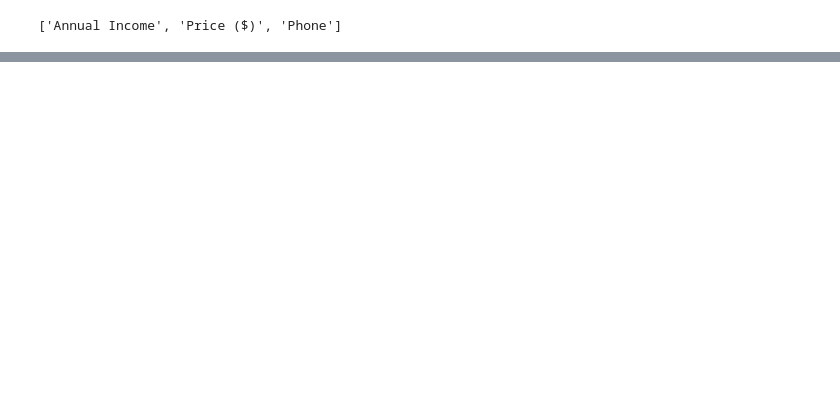
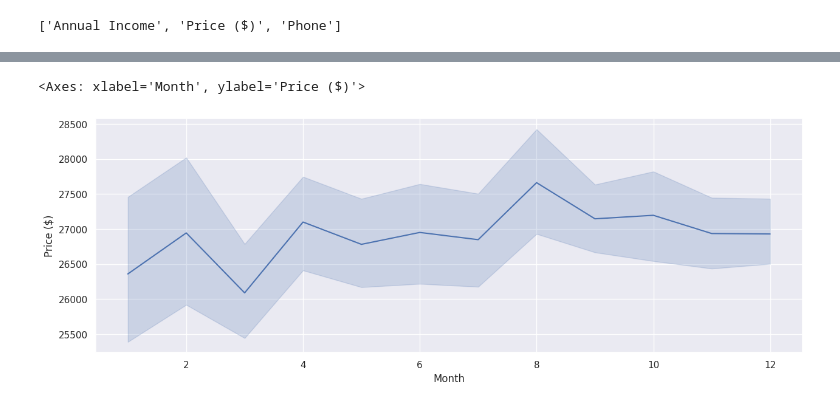
Before and after one commit to MedvedevIgS/IIS_Lab1, a Jupyter notebook: edu/edu.ipynb, the cells around one changed output, grey strips where cells are left out. Saved outputs shown, nothing was run; the diff lists cells and outputs as text; code cells hidden in the pictures; blank space fills up the shorter version.

Commit message:
Change in notebook: preliminary analysis dataset

```diff
--- a/edu/edu.ipynb
+++ b/edu/edu.ipynb
@@ -158,7 +223,7 @@ num_features
 # %% [output]
 ['Annual Income', 'Price ($)', 'Phone']
 # %%
-df = df.drop(columns=['Phone', "Customer Name", "Car_id"])
+df = df.drop(columns=['Phone', "Customer Name", "Car_id", 'Engine', 'Transmission'])
 # %%
 df.info(show_counts=True)
 # %% [output]
@@ -206,32 +281,0 @@ sns.displot(df, x='Dealer_Region', bins=100, hue='Body Style', kde=True, log_sca
-# %%
-
-sns.set_theme(style="dark")
-flights = sns.load_dataset("flights")
-
-# Plot each year's time series in its own facet
-g = sns.relplot(
-    data=flights,
-    x="month", y="passengers", col="year", hue="year",
-    kind="line", palette="crest", linewidth=4, zorder=5,
-    col_wrap=3, height=2, aspect=1.5, legend=False,
-)
-
-# Iterate over each subplot to customize further
-for year, ax in g.axes_dict.items():
-
-    # Add the title as an annotation within the plot
-    ax.text(.8, .85, year, transform=ax.transAxes, fontweight="bold")
-
-    # Plot every year's time series in the background
-    sns.lineplot(
-        data=flights, x="month", y="passengers", units="year",
-        estimator=None, color=".7", linewidth=1, ax=ax,
-    )
-
-# Reduce the frequency of the x axis ticks
-ax.set_xticks(ax.get_xticks()[::2])
-
-# Tweak the supporting aspects of the plot
-g.set_titles("")
-g.set_axis_labels("", "Passengers")
-g.tight_layout()
@@ -240,0 +296,3 @@ g.tight_layout()
+# %%
+df['Month'] = pd.to_datetime(df['Date']).dt.month
+df['Year'] = pd.to_datetime(df['Date']).dt.year
@@ -240,0 +329,6 @@ g.tight_layout()
+# %%
+sns.set(rc = {'figure.figsize':(15,5)})
+sns.lineplot(data=df, x = 'Month', y = 'Price ($)')
+# %% [output]
+<Axes: xlabel='Month', ylabel='Price ($)'>
+[figure, added]
```
Also changed, not shown: parts of 42 cells of this notebook.
